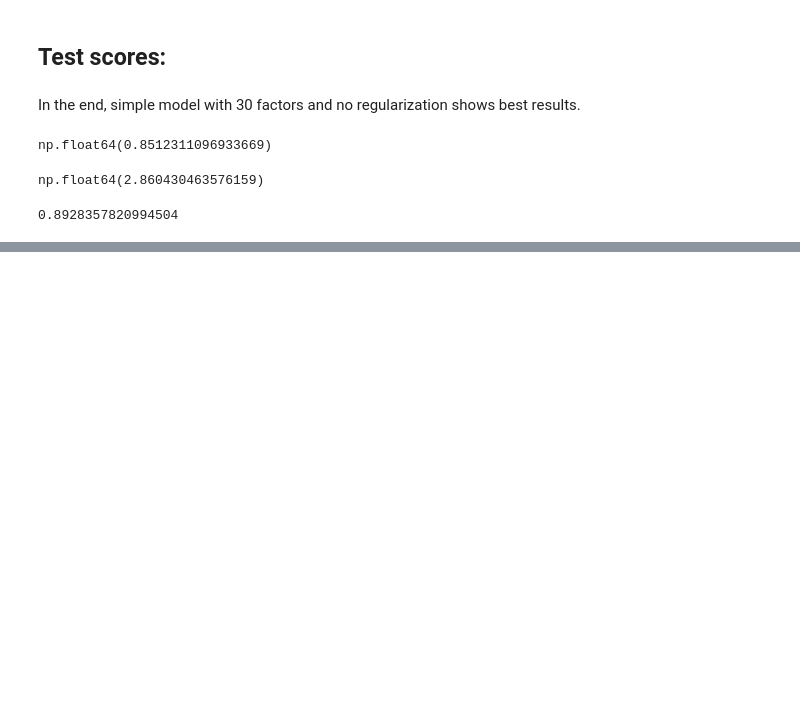
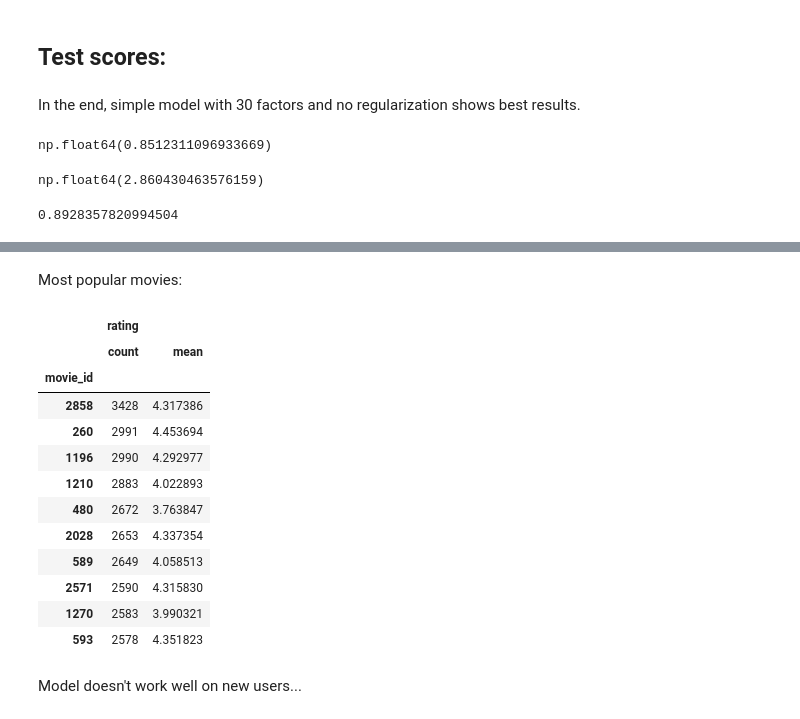
Before and after one commit to maria-khanina/movie_recommender, a Jupyter notebook: logic/factorization_machine.ipynb, the cells around one changed output, grey strips where cells are left out. Cells and saved outputs as stored; diff of their text form; code cells hidden in the pictures; blank space fills up the shorter version.

Commit message:
Inspect recommendations for new users

```diff
--- a/logic/factorization_machine.ipynb
+++ b/logic/factorization_machine.ipynb
@@ -628,0 +679,22 @@ root_mean_squared_error(y_test, test_pred)
+# %% [markdown]
+Most popular movies:
+# %%
+ratings_df.groupby("movie_id").agg({
+    "rating": ["count", "mean"]
+}).nlargest(n=10, columns=[("rating", "count")])
+# %% [output]
+|  | rating |  |
+|  | count | mean |
+| movie_id |  |  |
+| 2858 | 3428 | 4.317386 |
+| 260 | 2991 | 4.453694 |
+| 1196 | 2990 | 4.292977 |
+| 1210 | 2883 | 4.022893 |
+| 480 | 2672 | 3.763847 |
+| 2028 | 2653 | 4.337354 |
+| 589 | 2649 | 4.058513 |
+| 2571 | 2590 | 4.315830 |
+| 1270 | 2583 | 3.990321 |
+| 593 | 2578 | 4.351823 |
+# %% [markdown]
+Model doesn't work well on new users...
```
Also changed, not shown: parts of 16 cells of this notebook.
